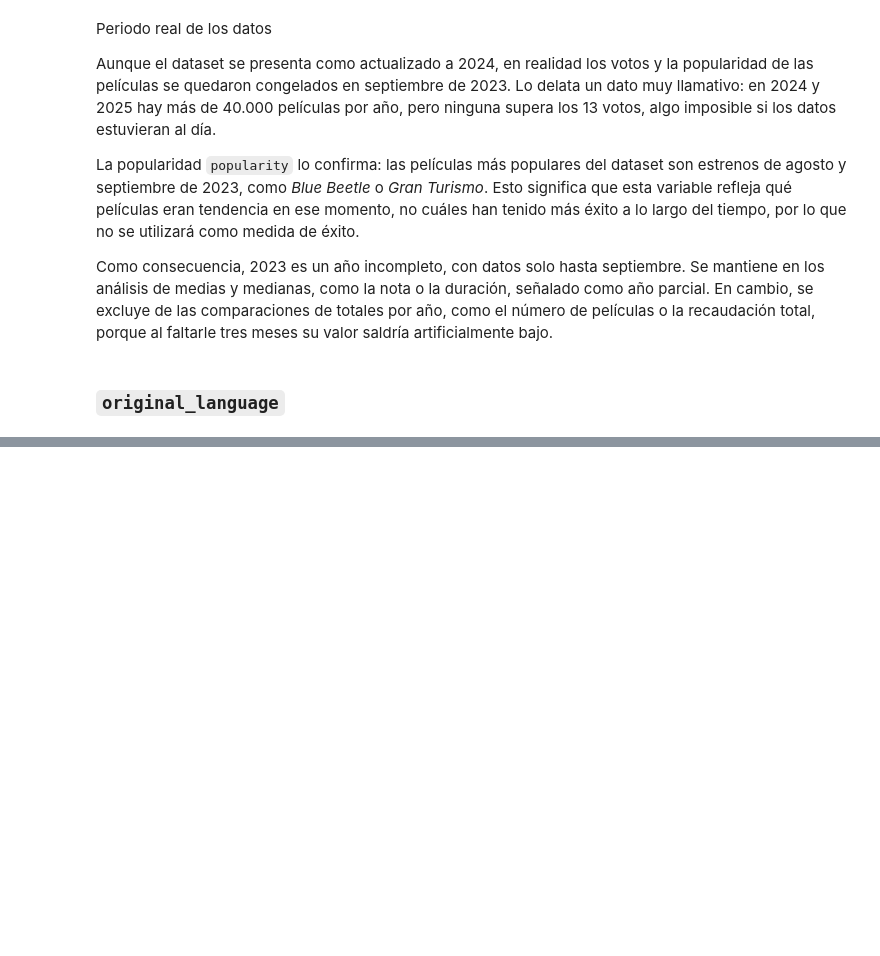
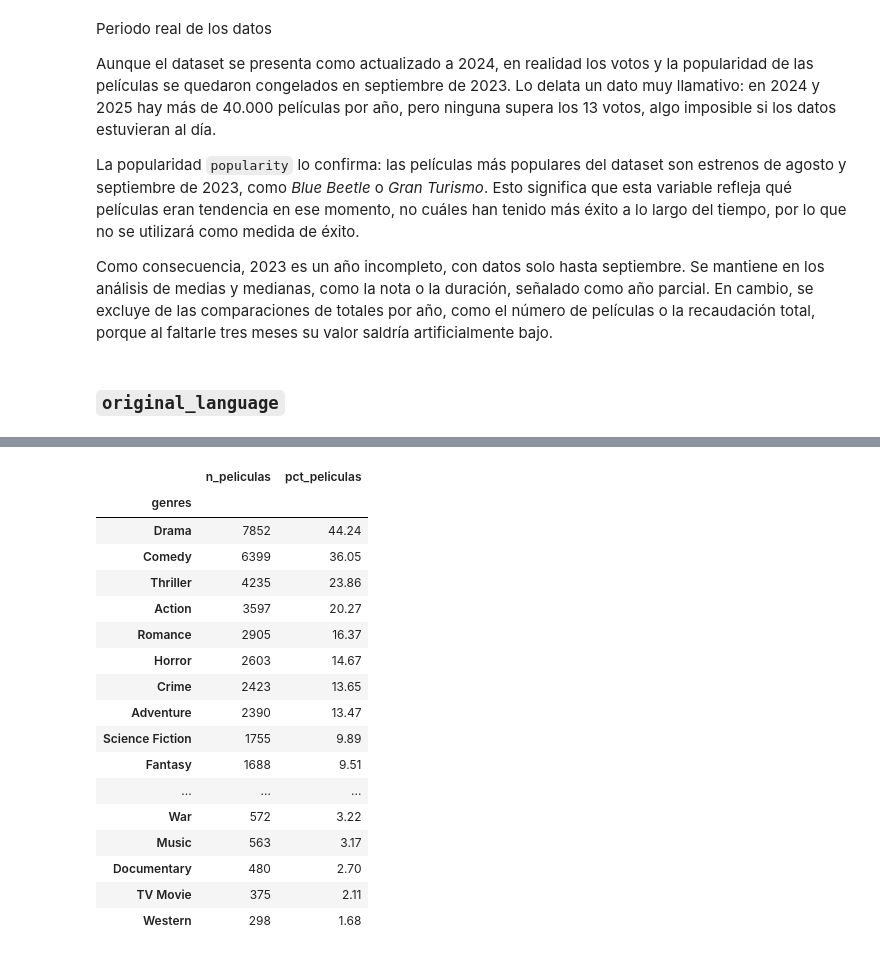
Before and after one commit to AdamTR93/MASTER_thePower_Data_Analytics, a Jupyter notebook: 5.PROYECTO_FINAL/proyecto_EDA_cine/notebooks/analisis_preliminar.ipynb, the cells around one changed output, grey strips where cells are left out. Drawn from its saved outputs; the diff is of its cells as text; code cells hidden in the pictures; blank space fills up the shorter version.

```diff
--- a/5.PROYECTO_FINAL/proyecto_EDA_cine/notebooks/analisis_preliminar.ipynb
+++ b/5.PROYECTO_FINAL/proyecto_EDA_cine/notebooks/analisis_preliminar.ipynb
@@ -611,8 +611,8 @@ df_clean.loc[df_clean['budget'] < 1000, 'budget'] = np.nan
 df_clean.loc[df_clean['revenue'] < 1000, 'revenue'] = np.nan
 # %%
 #columna que indica si la película tiene datos financieros completos
-df_clean['tiene_datos_financieros'] = df_clean['budget'].notna() & df_clean['revenue'].notna()
-df_clean['tiene_datos_financieros'].sum()
+df_clean['has_financial_data'] = df_clean['budget'].notna() & df_clean['revenue'].notna()
+df_clean['has_financial_data'].sum()
 # %% [output]
 np.int64(7049)
 # %% [markdown]
@@ -692,0 +778,25 @@ Como consecuencia, 2023 es un año incompleto, con datos solo hasta septiembre.
+# %%
+n_generos = df_clean['genres'].str.split(', ').explode().value_counts()
+pct_generos = (n_generos / len(df_clean) * 100).round(2)
+
+tabla_generos = pd.DataFrame({'n_peliculas': n_generos, 'pct_peliculas': pct_generos})
+tabla_generos
+# %% [output]
+|  | n_peliculas | pct_peliculas |
+| genres |  |  |
+| Drama | 7852 | 44.24 |
+| Comedy | 6399 | 36.05 |
+| Thriller | 4235 | 23.86 |
+| Action | 3597 | 20.27 |
+| Romance | 2905 | 16.37 |
+| Horror | 2603 | 14.67 |
+| Crime | 2423 | 13.65 |
+| Adventure | 2390 | 13.47 |
+| Science Fiction | 1755 | 9.89 |
+| Fantasy | 1688 | 9.51 |
+| ... | ... | ... |
+| War | 572 | 3.22 |
+| Music | 563 | 3.17 |
+| Documentary | 480 | 2.70 |
+| TV Movie | 375 | 2.11 |
+| Western | 298 | 1.68 |
```
Also changed, not shown: parts of 33 cells of this notebook.
